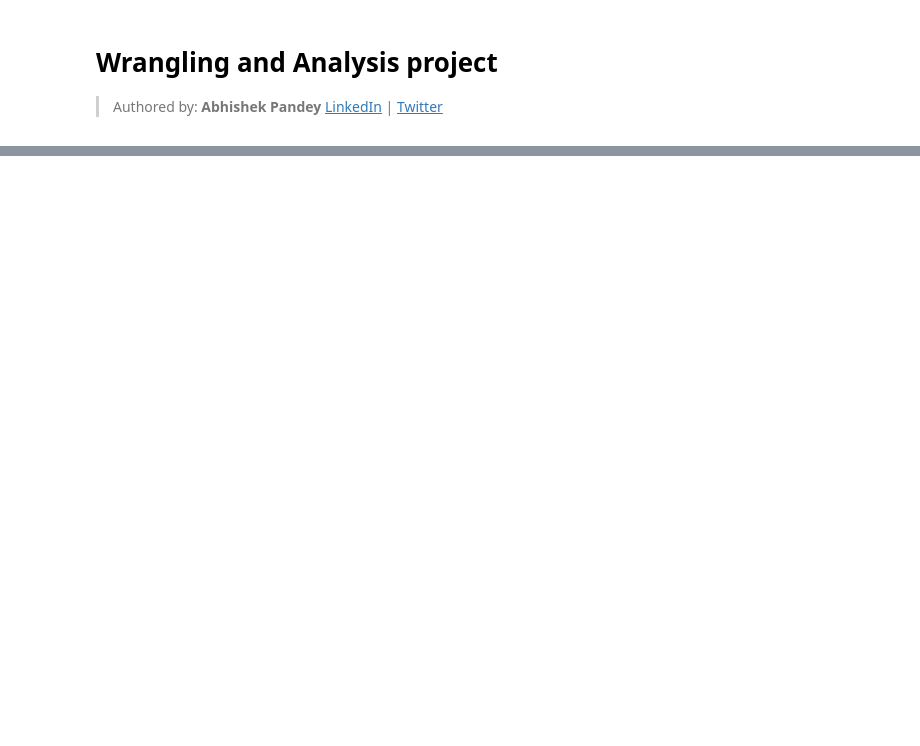
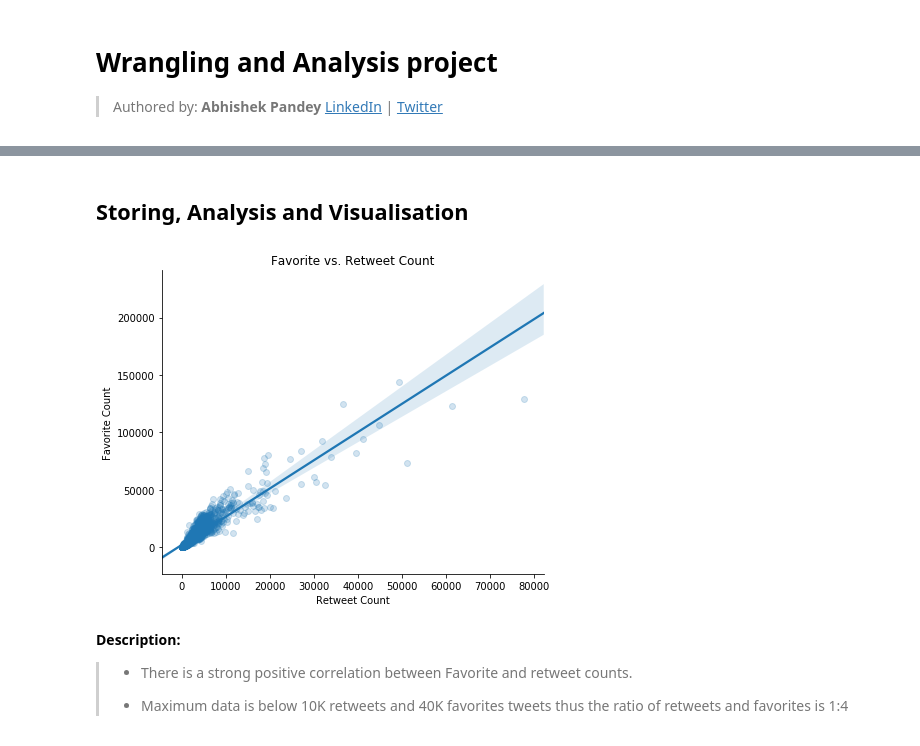
Before and after one commit to abhishekpandeyIT/Twitter_Data_Analysis, a Jupyter notebook: wrangle_act.ipynb, the cells around one changed output, grey strips where cells are left out. Saved outputs shown, nothing was run; the diff lists cells and outputs as text; code cells hidden in the pictures; blank space fills up the shorter version.

```diff
--- a/wrangle_act.ipynb
+++ b/wrangle_act.ipynb
@@ -160,0 +100,4 @@ images.sample(2)
+# %%
+twitter2 = pd.read_json('tweet_json.txt')
+twitter2['tweet_id'] = tweet_id_success
+twitter2 = twitter2[['tweet_id', 'favorite_count', 'retweet_count']]
@@ -341,0 +671,4 @@ Graphs shows a strong positive correlation between Favorite and retweet counts.
+# %%
+twitter1_clean = twitter1
+twitter2_clean = twitter2
+images_clean = images
@@ -341,0 +785,7 @@ Graphs shows a strong positive correlation between Favorite and retweet counts.
+# %%
+'''
+Replacing inaccurate names with respective keywords.
+'''
+twitter['name'].replace(lowercase_names, np.nan, inplace = True)
+twitter['name'].replace('None', np.nan, inplace = True)
+twitter['name'].replace('O', "O'Malley", inplace = True)
@@ -341,0 +828,6 @@ Graphs shows a strong positive correlation between Favorite and retweet counts.
+# %%
+twitter.rename(columns={'rating_numerator': 'numerator', 'rating_denominator': 'denominator'}, inplace=True)
+
+twitter.drop(['in_reply_to_status_id', 'in_reply_to_user_id', 'source','img_num'], axis=1, inplace=True)
+
+pd.set_option('display.max_columns', None)
@@ -341,0 +840,3 @@ Graphs shows a strong positive correlation between Favorite and retweet counts.
+# %% [markdown]
+<a id='storing'></a>
+## Storing, Analysis and Visualisation
@@ -342,3 +845,15 @@ Graphs shows a strong positive correlation between Favorite and retweet counts.
+# %%
+sns.lmplot(x="retweet_count", y="favorite_count", data=twitter, size = 5, aspect=1.3, scatter_kws={'alpha':1/5})
+plt.title('Favorite vs. Retweet Count')
+plt.xlabel('Retweet Count')
+plt.ylabel('Favorite Count');
+# %% [output]
+[figure, added]
+# %% [markdown]
+**Description:**
+> - There is a strong positive correlation between Favorite and retweet counts.
+>
+> - Maximum data is below 10K retweets and 40K favorites tweets thus the ratio of retweets and favorites is 1:4
 # %%
 twitter.groupby('timestamp')['rating'].mean().plot(kind='line')
 plt.title('Rating over Time')
```
Also changed, not shown: parts of 150 cells of this notebook, 8 other files.
